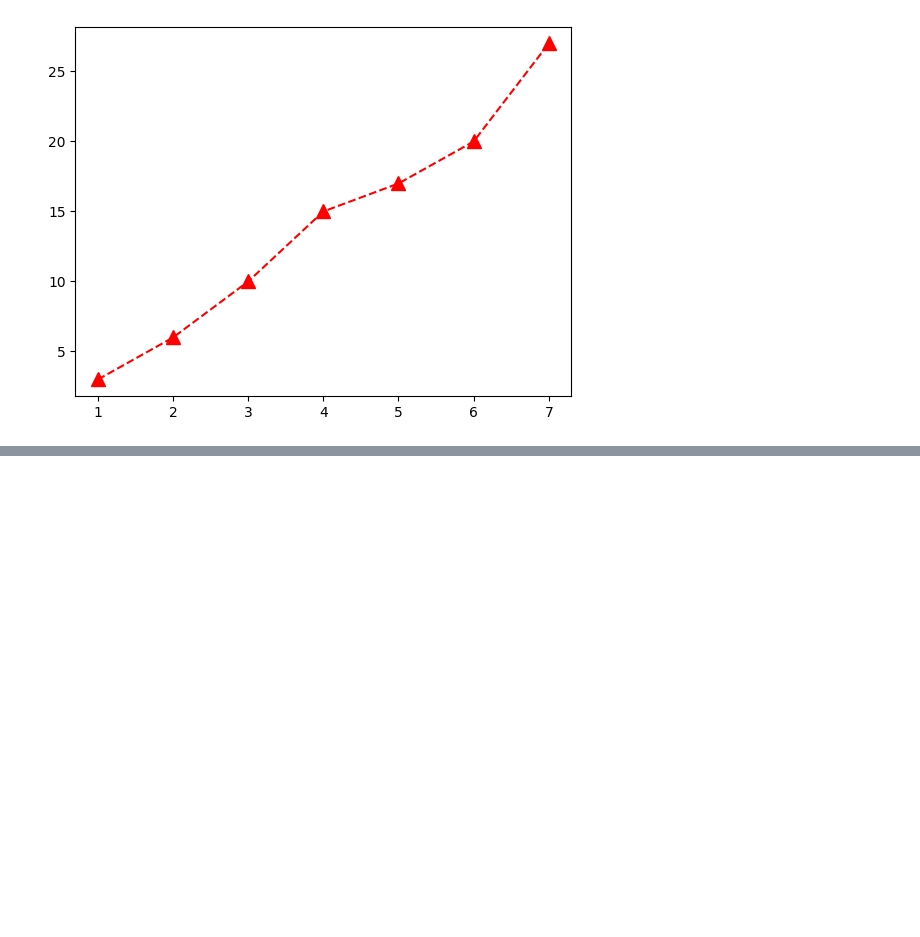
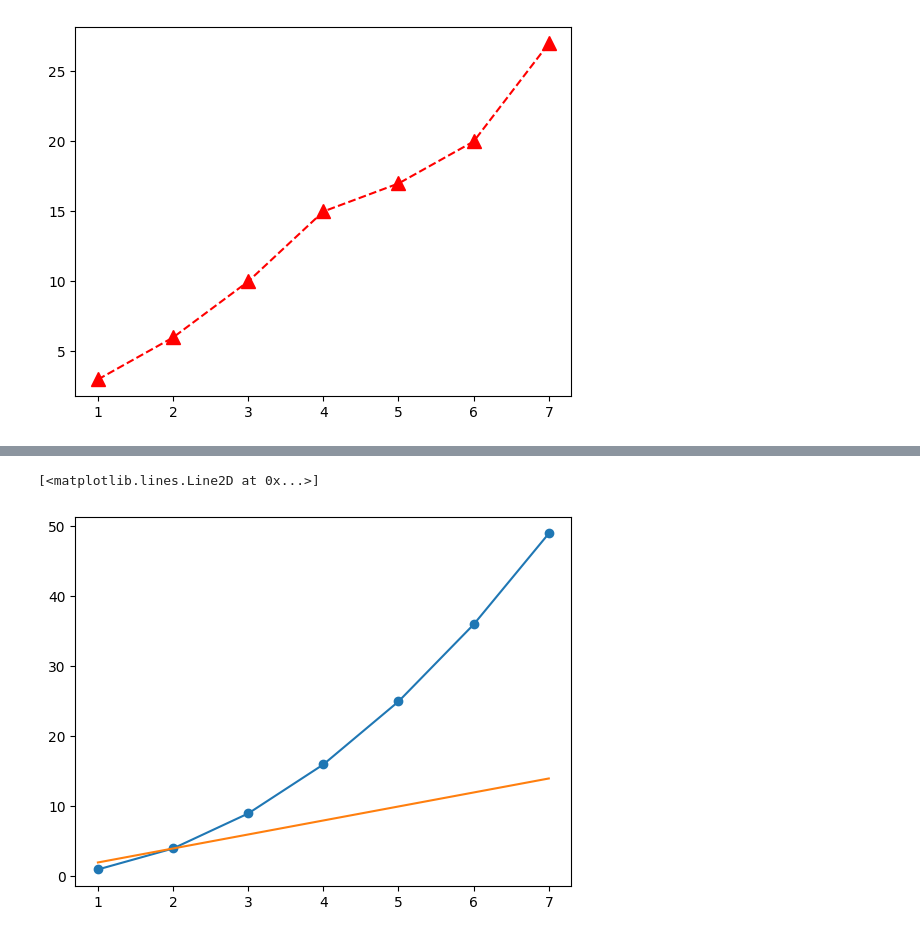
Before and after one commit to soumyadipk03/python-sem1, a Jupyter notebook: 28_09_2026_mp_lab.ipynb, the cells around one changed output, grey strips where cells are left out. Saved outputs shown, nothing was run; the diff lists cells and outputs as text; code cells hidden in the pictures; blank space fills up the shorter version.

```diff
--- a/28_09_2026_mp_lab.ipynb
+++ b/28_09_2026_mp_lab.ipynb
@@ -74,0 +85,11 @@ plt.show()
+# %%
+import math as mt
+import numpy as np
+# squared function
+y_labels = np.array([i**2 for i in x_values])
+plt.plot(x_values, y_labels, 'o-')
+y1_labels = np.array([i*2 for i in x_values])
+plt.plot(x_values, y1_values)
+# %% [output]
+[<matplotlib.lines.Line2D at 0x...>]
+[figure, added]
```
Also changed, not shown: parts of 3 cells of this notebook.
